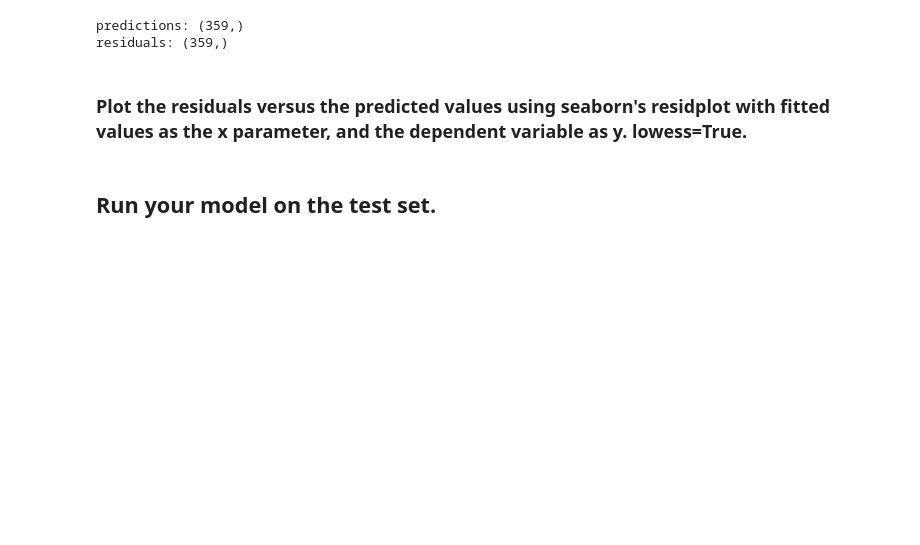
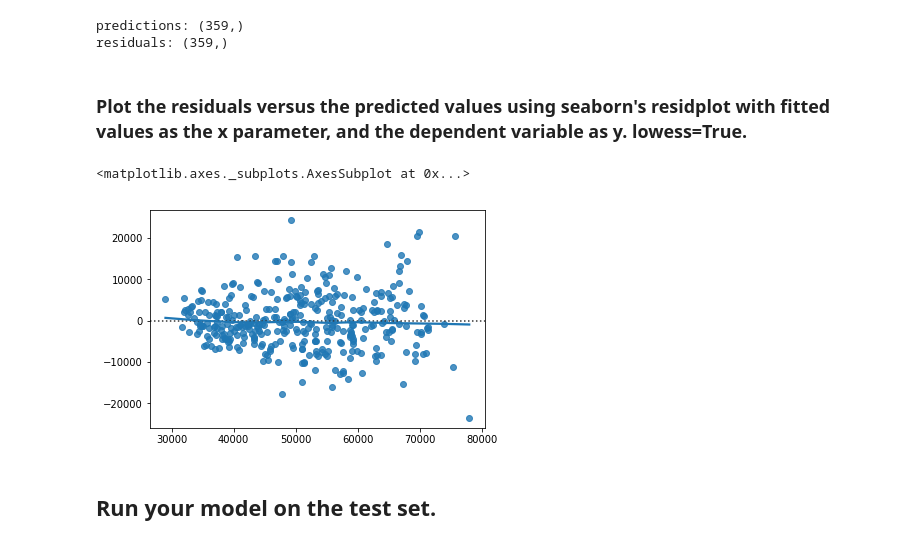
Before and after one commit to MJtsholo/Salary-Multiple_Linear_Regression, a Jupyter notebook: Salary regression .ipynb, the cells around one changed output. Drawn from its saved outputs; the diff is of its cells as text; code cells hidden in the pictures; blank space fills up the shorter version.

```diff
--- a/Salary regression .ipynb
+++ b/Salary regression .ipynb
@@ -131,6 +131,12 @@ predictions: (359,)
 residuals: (359,)
 # %% [markdown]
 ### Plot the residuals versus the predicted values using seaborn's residplot with fitted values as the x parameter, and the dependent variable as y. lowess=True.
+# %%
+#seaborn.residplot(x, y, lowess=Tr
+sns.residplot(predictions, residuals, lowess=True)
+# %% [output]
+<matplotlib.axes._subplots.AxesSubplot at 0x...>
+[figure, added]
 # %% [markdown]
 ## Run your model on the test set.
 # %%
```
Also changed, not shown: 1 other file.
